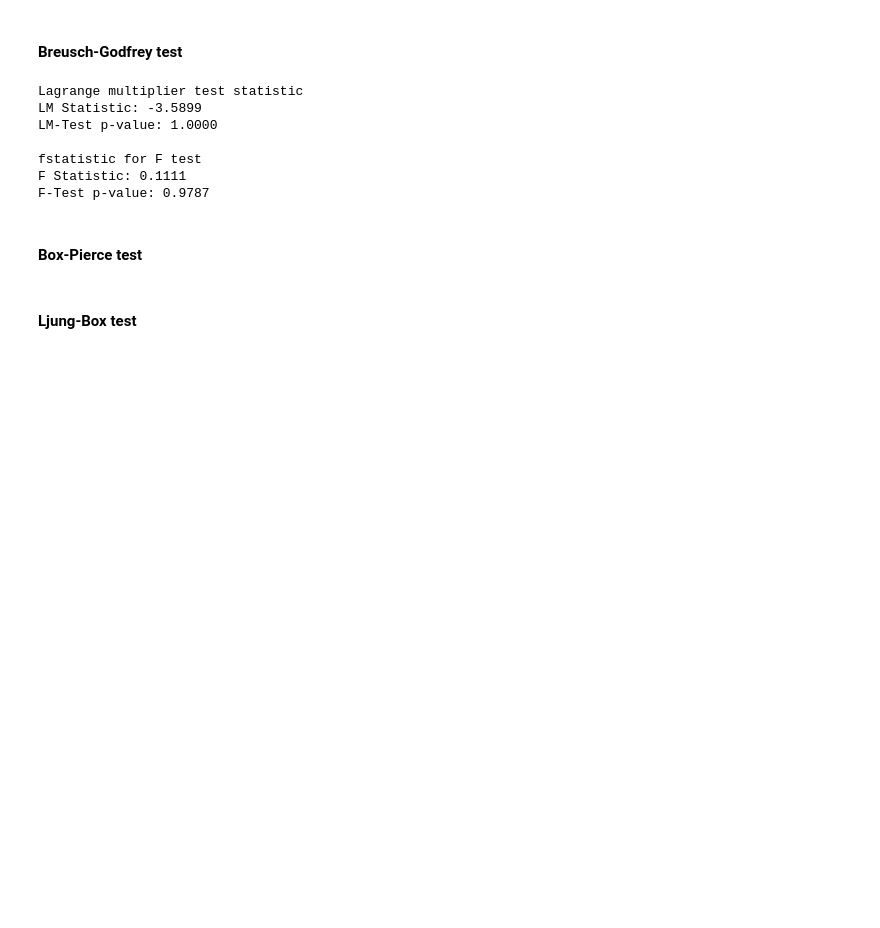
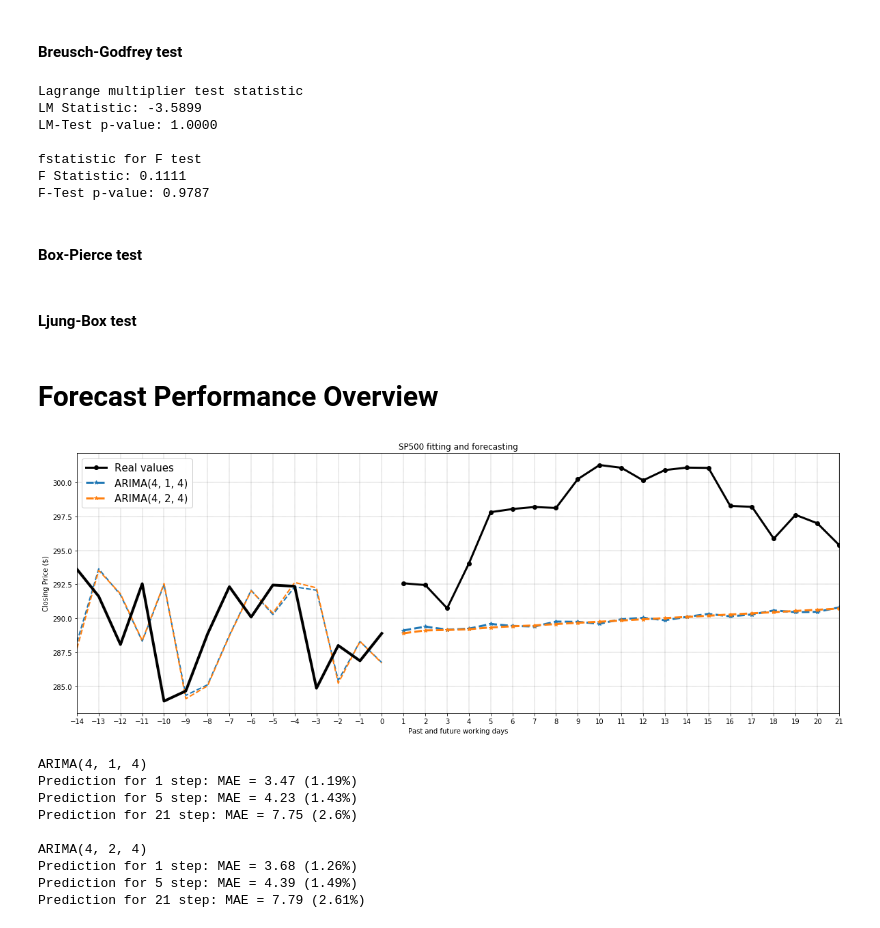
Before and after one commit to DidierRLopes/UnivariateTimeSeriesForecast, a Jupyter notebook: ARIMA.ipynb, the cells around one changed output. Saved outputs shown, nothing was run; the diff lists cells and outputs as text; code cells hidden in the pictures; blank space fills up the shorter version.

```diff
--- a/ARIMA.ipynb
+++ b/ARIMA.ipynb
@@ -24,7 +30,7 @@ warnings.filterwarnings("ignore")
 # Define Mean Absolute Percentage Error
 def printMAEpred(y_true, y_pred, horizonSteps):
     ae  = abs(y_pred - y_true.T);
-    ape = 100*(abs(y_pred - y_true.T) / y_true.T);
+    ape = 100*(abs((y_pred - y_true.T) / y_true.T));
     for i in horizonSteps:
         print('Prediction for ' + str(i) + ' step: MAE = ' + str(round(np.mean(ae[0,:i]), 2)) + ' (' + str(round(np.mean(ape[0,:i]), 2)) + '%)'  )
 # %%
@@ -710,3 +728,41 @@ ax4 = fig.add_subplot(224)
 ax4.grid()
 sm.graphics.tsa.plot_pacf(df_res['resid'].values, lags=maxLags, ax=ax4, title = 'Zoom Partial Autocorrelation')
 ax4.axis((0, maxLags, -0.2, 0.2));
+# %% [markdown]
+# Forecast Performance Overview
+# %%
+labels = ['Real Closing price',
+          'ARIMA(4, 1, 3)',
+          'ARIMA(4, 1, 4)',
+          'ARIMA(4, 2, 4)']
+
+plt.figure(figsize=(20,7))
+plt.title(title + ' fitting and forecasting')
+plt.plot(1+np.arange(stepsToForecast[-1]), df_test.values, 'k-o', linewidth = 3, label='Real values')
+for i in np.arange(len(labels)-1):
+    arimaPlot = plt.plot(1+np.arange(stepsToForecast[-1]), dict_arimaPred[labels[i+1]], '--*' , linewidth = 3, label = labels[i+1] )
+    plt.plot(1+np.arange(previousStepsToShow)-previousStepsToShow, dict_arimaFit[labels[i+1]][-previousStepsToShow:], '--' , linewidth = 2, color=arimaPlot[0].get_color())
+plt.legend(loc='upper left', framealpha=0.95)
+plt.plot(1+np.arange(previousStepsToShow)-previousStepsToShow, df_train.values[-previousStepsToShow:], 'k', linewidth = 4 ) # label = labels[i+1]  legenda
+plt.grid(color='k', linestyle='--', linewidth=.2)
+plt.xlim([1-previousStepsToShow,+stepsToForecast[-1]])
+plt.xticks(1+np.arange(-previousStepsToShow, stepsToForecast[-1]))
+plt.xlabel('Past and future working days')
+plt.ylabel(ylab);
+plt.show()
+
+for i in np.arange(len(labels)-1):
+    print(labels[i+1])
+    printMAEpred(df_test.values, dict_arimaPred[labels[i+1]], stepsToForecast)
+    print(" ")
+# %% [output]
+[figure, added]
+ARIMA(4, 1, 4)
+Prediction for 1 step: MAE = 3.47 (1.19%)
+Prediction for 5 step: MAE = 4.23 (1.43%)
+Prediction for 21 step: MAE = 7.75 (2.6%)
+
+ARIMA(4, 2, 4)
+Prediction for 1 step: MAE = 3.68 (1.26%)
+Prediction for 5 step: MAE = 4.39 (1.49%)
+Prediction for 21 step: MAE = 7.79 (2.61%)
```
Also changed, not shown: parts of 40 cells of this notebook.
